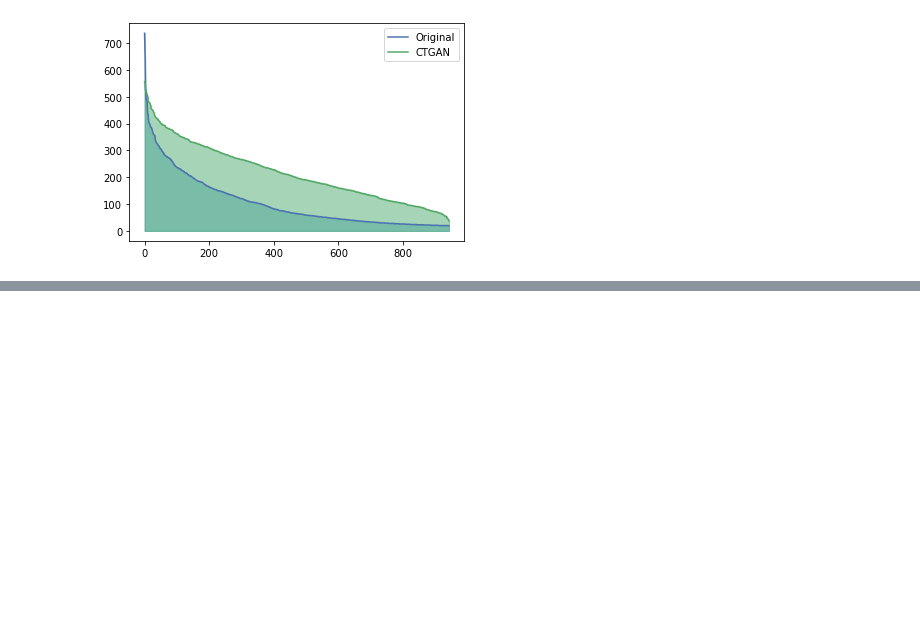
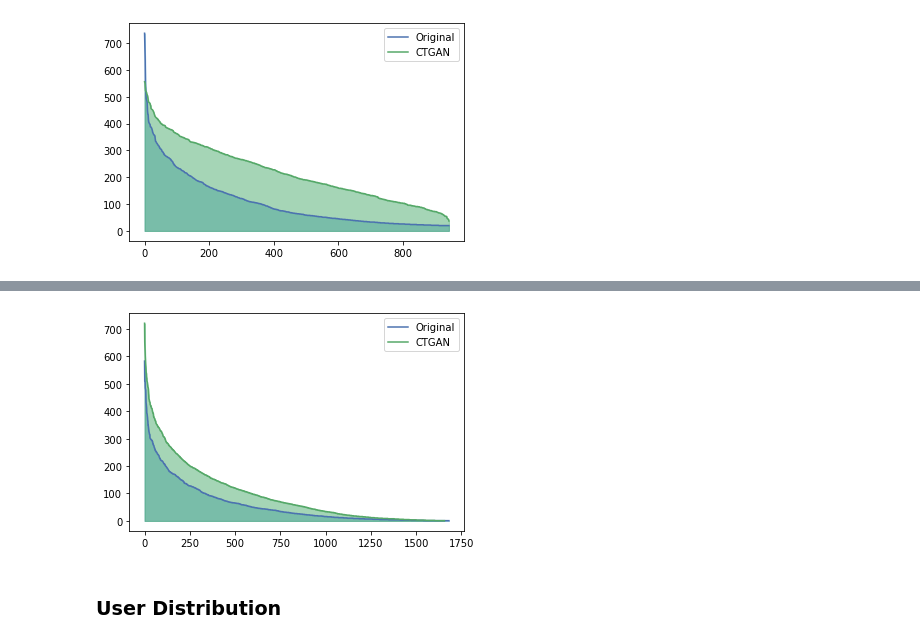
Before and after one commit to joranerogier/RecSysProject, a Jupyter notebook: Data_visualisation_partitioned.ipynb, the cells around one changed output, grey strips where cells are left out. Cells and saved outputs as stored; diff of their text form; code cells hidden in the pictures; blank space fills up the shorter version.

```diff
--- a/Data_visualisation_partitioned.ipynb
+++ b/Data_visualisation_partitioned.ipynb
@@ -144,0 +168,12 @@ plot_distribution(df_users_orig, df_users_syn)
+# %%
+df_items_orig = orig_data.groupby('item').size().reset_index(name='counts')
+df_items_orig = df_items_orig.sort_values(by='counts', ascending=False)
+# %%
+df_items_syn = syn_data.groupby('item').size().reset_index(name='counts')
+df_items_syn = df_items_syn.sort_values(by='counts', ascending=False)
+# %%
+plot_distribution(df_items_orig, df_items_syn)
+# %% [output]
+[figure, added]
+# %% [markdown]
+### User Distribution
```
Also changed, not shown: parts of 9 cells of this notebook.
